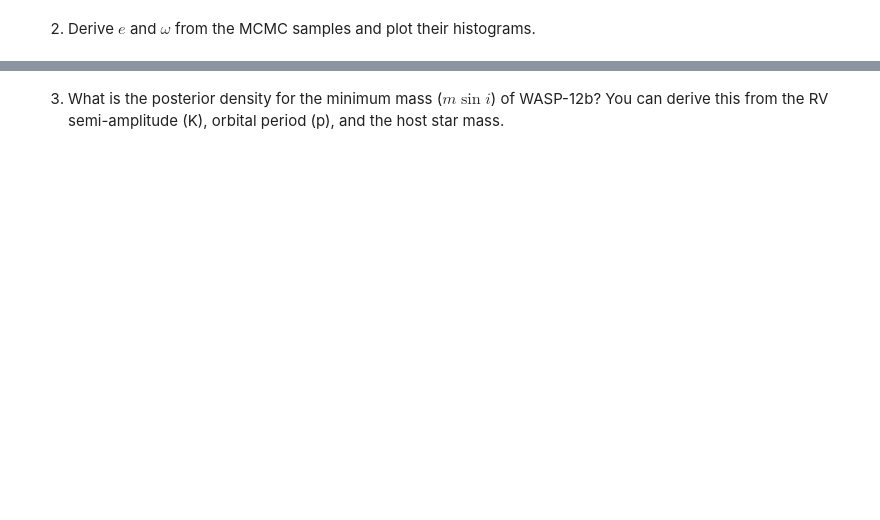
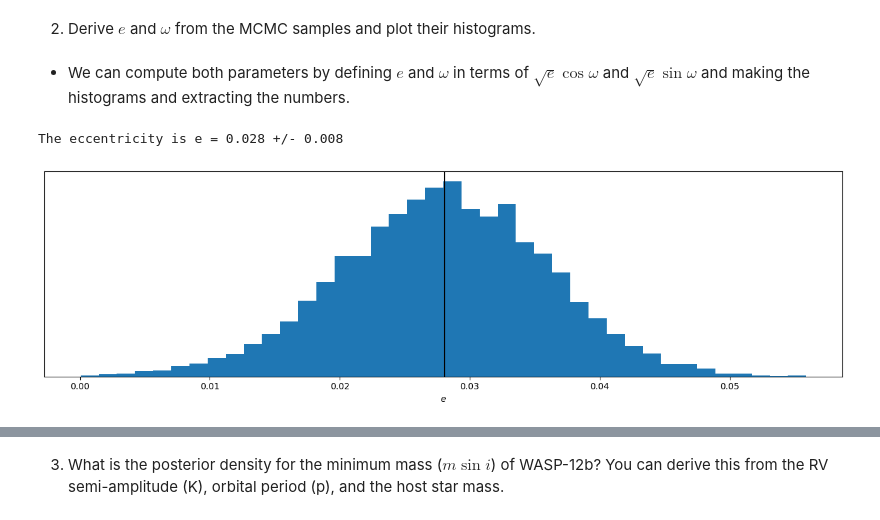
Before and after one commit to pedrogb2002/ull_exoexo_2425, a Jupyter notebook: 01_rv_analysis.ipynb, the cells around one changed output, grey strips where cells are left out. Drawn from its saved outputs; the diff is of its cells as text; code cells hidden in the pictures; blank space fills up the shorter version.

```diff
--- a/01_rv_analysis.ipynb
+++ b/01_rv_analysis.ipynb
@@ -286,2 +311,17 @@ corner(df.values, labels=df.columns);
 # %% [markdown]
 2. Derive $e$ and $\omega$ from the MCMC samples and plot their histograms.
+# %% [markdown]
+- We can compute both parameters by defining $e$ and $\omega$ in terms of $\sqrt{e}\cos\omega$ and $\sqrt{e}\sin\omega$ and making the histograms and extracting the numbers.
+# %%
+eccentricity=(df.secw_1)**2+(df.sesw_1)**2
+fig, ax = subplots()
+ax.hist(eccentricity, bins=40)
+ax.axvline(median(eccentricity), c='k')
+setp(ax, xlabel=r'$e$', yticks=[])
+fig.tight_layout()
+e=median(eccentricity)
+e_err=std(eccentricity)
+print(f'The eccentricity is e = {e:.3f} +/- {e_err:.3f}')
+# %% [output]
+The eccentricity is e = 0.028 +/- 0.008
+[figure, added]
```
Also changed, not shown: parts of 15 cells of this notebook, 1 other file.
